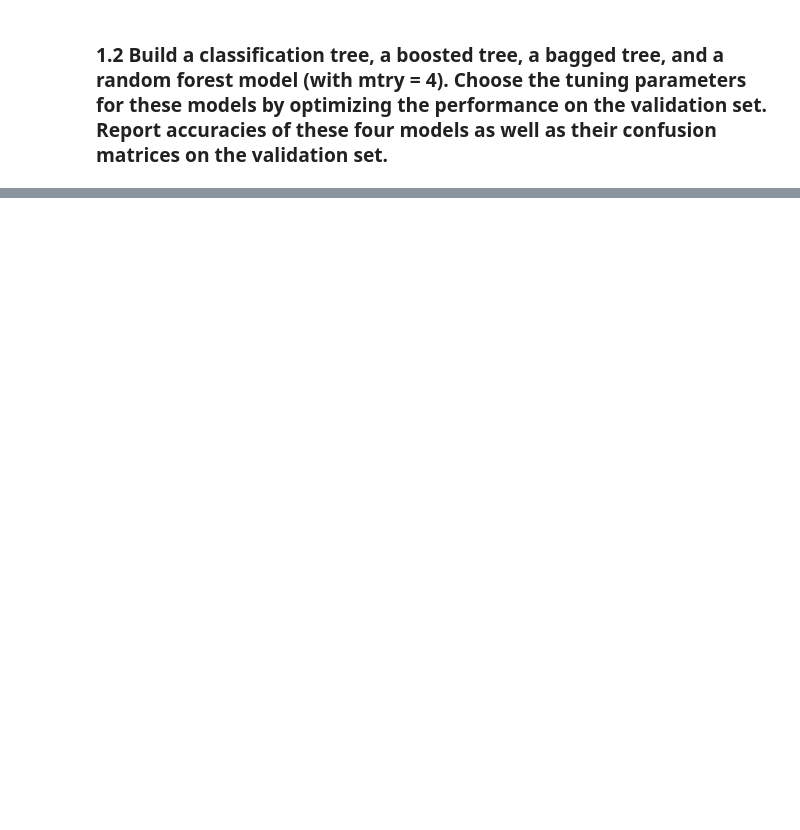
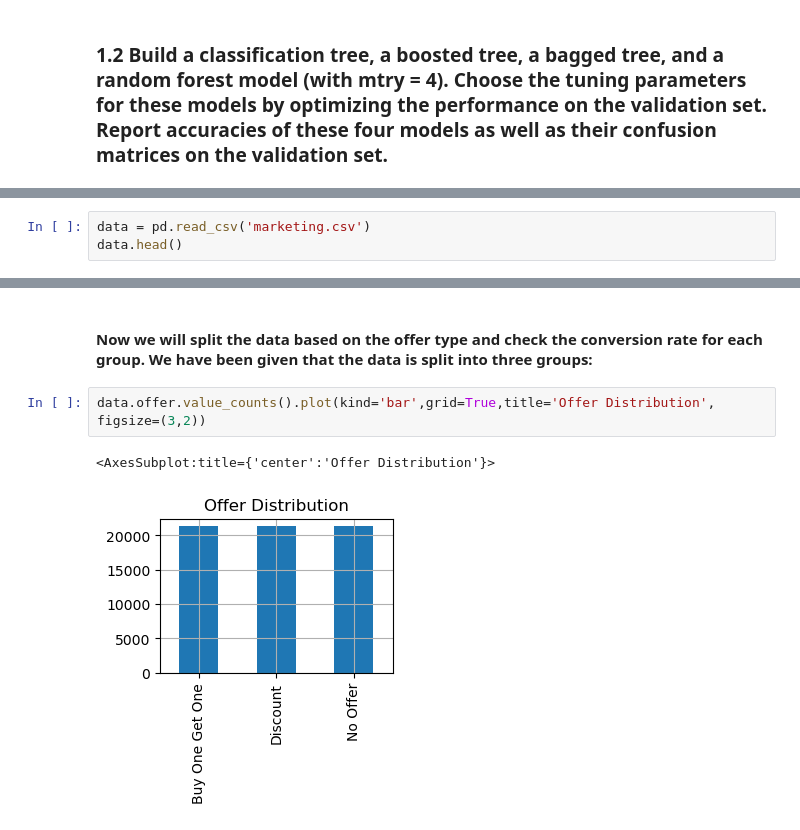
Before and after one commit to alanwake47/busn-41204-machine-learning, a Jupyter notebook: midterm/midterm_aman.ipynb, the cells around one changed output, grey strips where cells are left out. Drawn from its saved outputs; the diff is of its cells as text; blank space fills up the shorter version.

```diff
--- a/midterm/midterm_aman.ipynb
+++ b/midterm/midterm_aman.ipynb
@@ -199,0 +512,3 @@ You can try to debug the error by setting error_score='raise'.
+# %%
+data = pd.read_csv('marketing.csv')
+data.head()
@@ -199,0 +556,7 @@ You can try to debug the error by setting error_score='raise'.
+# %% [markdown]
+#### Now we will split the data based on the offer type and check the conversion rate for each group. We have been given that the data is split into three groups: <br>
+# %%
+data.offer.value_counts().plot(kind='bar',grid=True,title='Offer Distribution', figsize=(3,2))
+# %% [output]
+<AxesSubplot:title={'center':'Offer Distribution'}>
+[figure, added]
```
Also changed, not shown: parts of 90 cells of this notebook, 14 other files.
